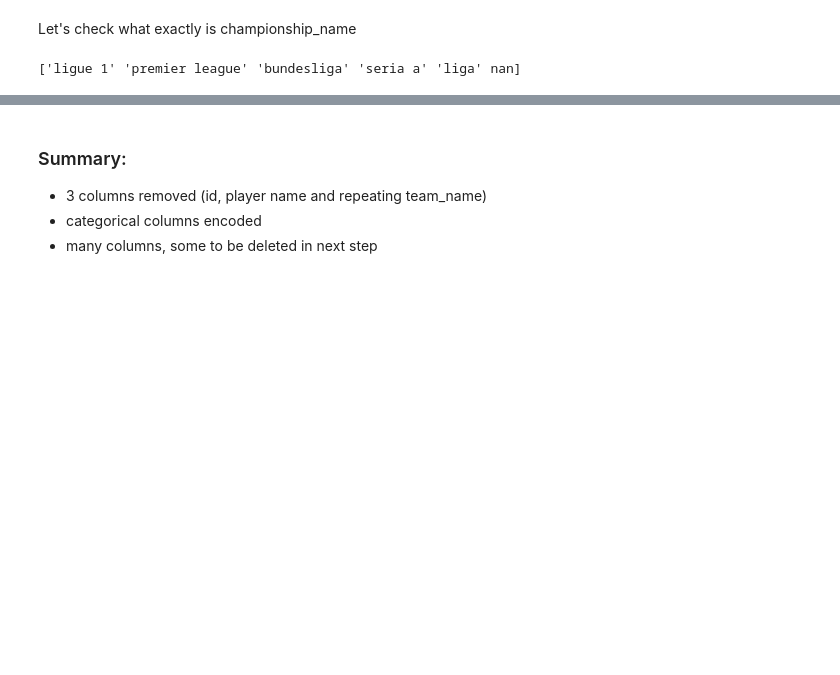
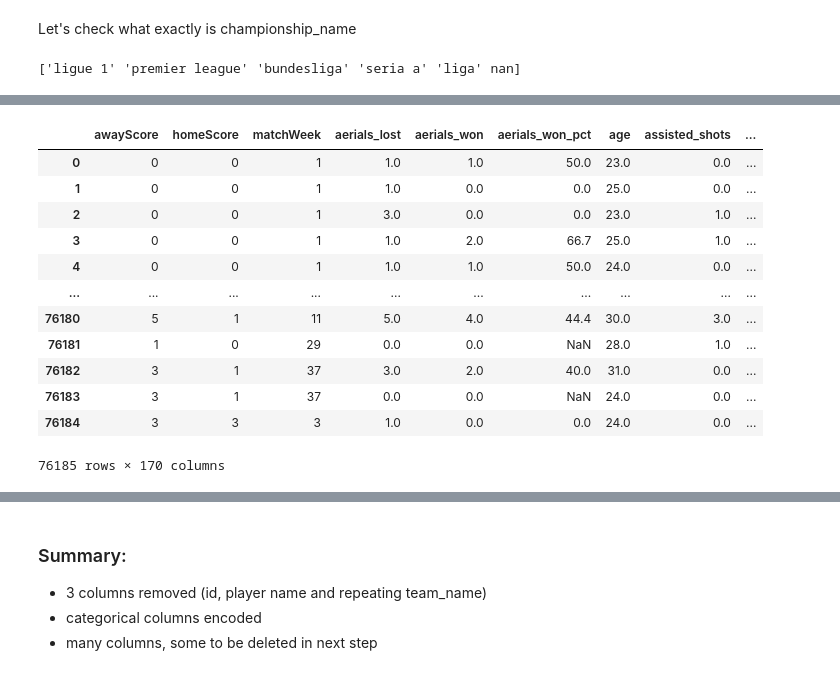
Before and after one commit to annaostrowska03/Soccer-Players-Clustering, a Jupyter notebook: EDA/eda.ipynb, the cells around one changed output, grey strips where cells are left out. Drawn from its saved outputs; the diff is of its cells as text; code cells hidden in the pictures; blank space fills up the shorter version.

```diff
--- a/EDA/eda.ipynb
+++ b/EDA/eda.ipynb
@@ -348,6 +352,22 @@ for col in cat_cols:
     hashed_df = pd.DataFrame(hashed_features.toarray())
     df = pd.concat([df, hashed_df], axis=1)
 df.drop(columns=cat_cols, inplace=True)
+# %%
+df
+# %% [output]
+|  | awayScore | homeScore | matchWeek | aerials_lost | aerials_won | aerials_won_pct | age | assisted_shots | ... |
+| 0 | 0 | 0 | 1 | 1.0 | 1.0 | 50.0 | 23.0 | 0.0 | ... |
+| 1 | 0 | 0 | 1 | 1.0 | 0.0 | 0.0 | 25.0 | 0.0 | ... |
+| 2 | 0 | 0 | 1 | 3.0 | 0.0 | 0.0 | 23.0 | 1.0 | ... |
+| 3 | 0 | 0 | 1 | 1.0 | 2.0 | 66.7 | 25.0 | 1.0 | ... |
+| 4 | 0 | 0 | 1 | 1.0 | 1.0 | 50.0 | 24.0 | 0.0 | ... |
+| ... | ... | ... | ... | ... | ... | ... | ... | ... | ... |
+| 76180 | 5 | 1 | 11 | 5.0 | 4.0 | 44.4 | 30.0 | 3.0 | ... |
+| 76181 | 1 | 0 | 29 | 0.0 | 0.0 | NaN | 28.0 | 1.0 | ... |
+| 76182 | 3 | 1 | 37 | 3.0 | 2.0 | 40.0 | 31.0 | 0.0 | ... |
+| 76183 | 3 | 1 | 37 | 0.0 | 0.0 | NaN | 24.0 | 0.0 | ... |
+| 76184 | 3 | 3 | 3 | 1.0 | 0.0 | 0.0 | 24.0 | 0.0 | ... |
+76185 rows × 170 columns
 # %%
 fig, axs = plt.subplots(30, 4, figsize = (24, 108))
 axs = axs.flatten()
```
Also changed, not shown: parts of 6 cells of this notebook.
